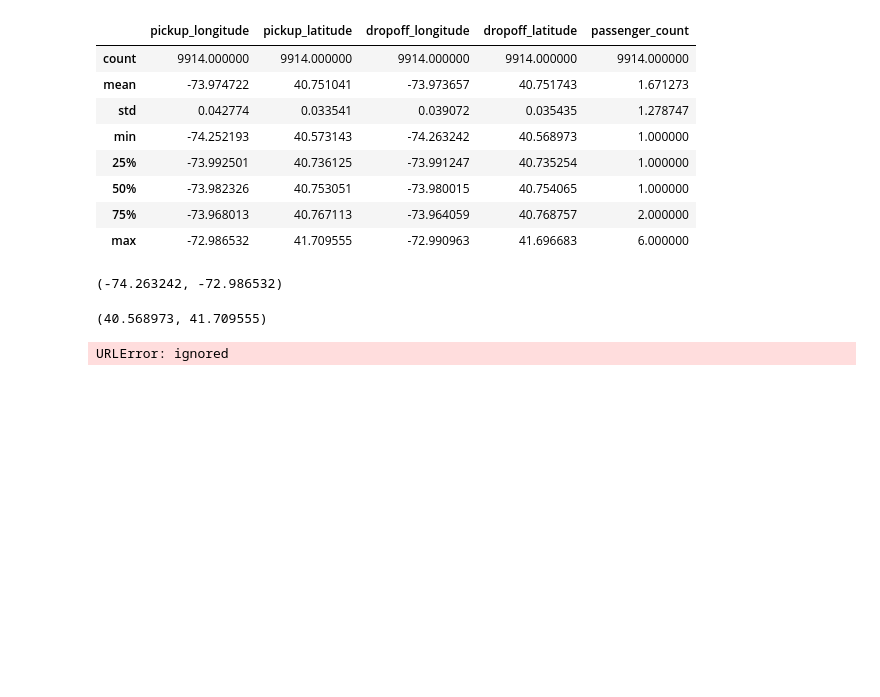
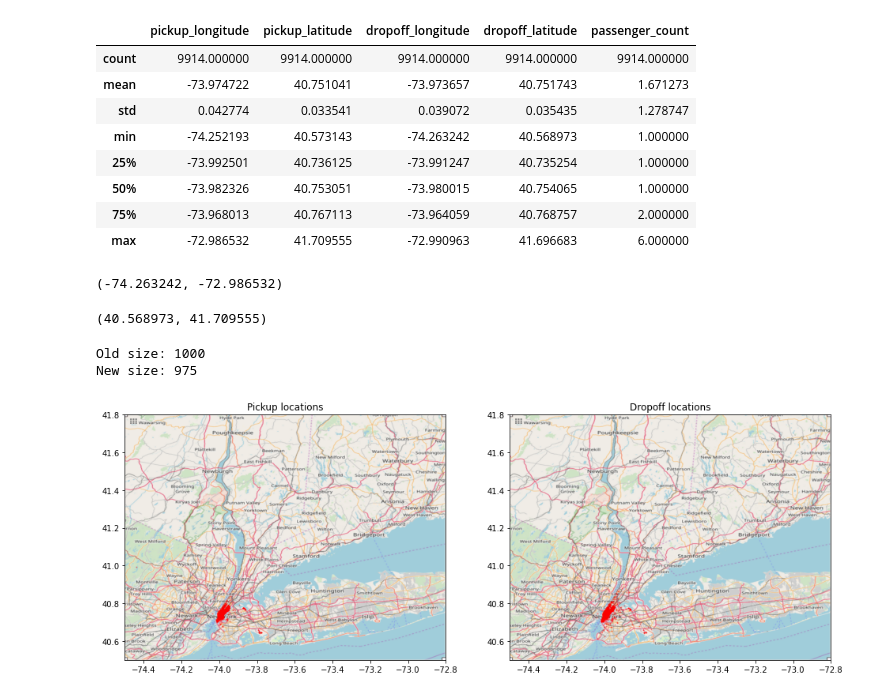
Before and after one commit to armandoordonez/eda_couse, a Jupyter notebook: NYC_Taxis.ipynb, the cells around one changed output. Drawn from its saved outputs; the diff is of its cells as text; code cells hidden in the pictures; blank space fills up the shorter version.

```diff
--- a/NYC_Taxis.ipynb
+++ b/NYC_Taxis.ipynb
@@ -172,10 +181,10 @@ max(df_test.pickup_latitude.max(), df_test.dropoff_latitude.max())
 # %%
-# this function will also be used with the test set below
-def select_within_boundingbox(df, BB):
-    return (df.pickup_longitude >= BB[0]) & (df.pickup_longitude <= BB[1]) & \
-           (df.pickup_latitude >= BB[2]) & (df.pickup_latitude <= BB[3]) & \
-           (df.dropoff_longitude >= BB[0]) & (df.dropoff_longitude <= BB[1]) & \
-           (df.dropoff_latitude >= BB[2]) & (df.dropoff_latitude <= BB[3])
+# Create unverified https context in SSL
+# https://www.howtouselinux.com/post/ssl-certificate_verify_failed-in-python
+
+
+import ssl
+ssl._create_default_https_context = ssl._create_unverified_context
 
 # load image of NYC map
 BB = (-74.5, -72.8, 40.5, 41.8)
@@ -184,5 +193,30 @@ nyc_map = plt.imread('https://aiblog.nl/download/nyc_-74.5_-72.8_40.5_41.8.png')
 # load extra image to zoom in on NYC
 BB_zoom = (-74.3, -73.7, 40.5, 40.9)
 nyc_map_zoom = plt.imread('https://aiblog.nl/download/nyc_-74.3_-73.7_40.5_40.9.png')
-# %% [output]
-URLError: ignored
+# %%
+print('Old size: %d' % len(df_train))
+df_train = df_train[select_within_boundingbox(df_train, BB)]
+print('New size: %d' % len(df_train))
+# %% [output]
+Old size: 1000
+New size: 975
+# %%
+# this function will be used more often to plot data on the NYC map
+def plot_on_map(df, BB, nyc_map, s=10, alpha=0.2):
+    fig, axs = plt.subplots(1, 2, figsize=(16,10))
+    axs[0].scatter(df.pickup_longitude, df.pickup_latitude, zorder=1, alpha=alpha, c='r', s=s)
+    axs[0].set_xlim((BB[0], BB[1]))
+    axs[0].set_ylim((BB[2], BB[3]))
+    axs[0].set_title('Pickup locations')
+    axs[0].imshow(nyc_map, zorder=0, extent=BB)
+
+    axs[1].scatter(df.dropoff_longitude, df.dropoff_latitude, zorder=1, alpha=alpha, c='r', s=s)
+    axs[1].set_xlim((BB[0], BB[1]))
+    axs[1].set_ylim((BB[2], BB[3]))
+    axs[1].set_title('Dropoff locations')
+    axs[1].imshow(nyc_map, zorder=0, extent=BB)
+# %%
+# plot training data on map
+plot_on_map(df_train, BB, nyc_map, s=1, alpha=0.3)
+# %% [output]
+[figure, added]
```
Also changed, not shown: parts of 24 cells of this notebook.
